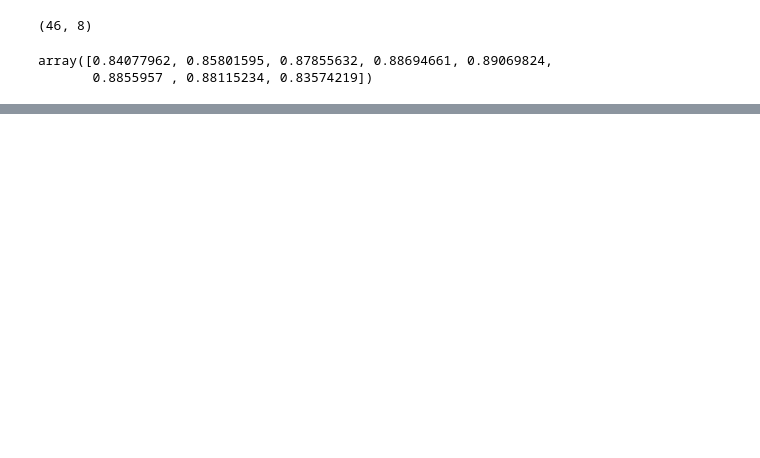
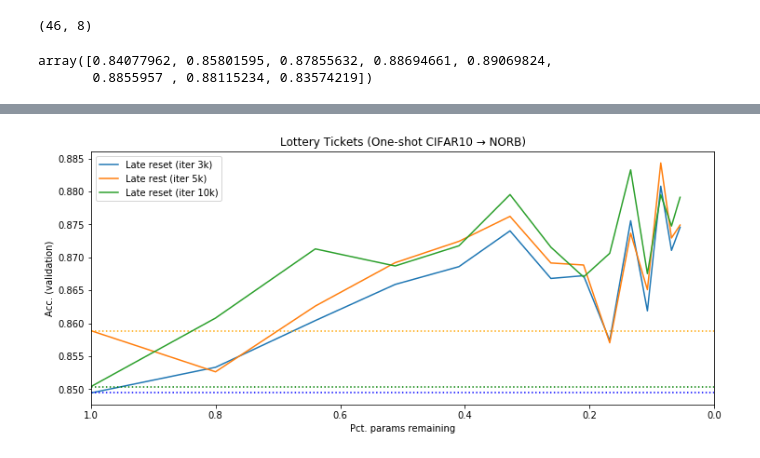
Before and after one commit to rahulsmehta/sparsity-experiments, a Jupyter notebook: experiments/iterative_pruning.ipynb, the cells around one changed output, grey strips where cells are left out. Cells and saved outputs as stored; diff of their text form; code cells hidden in the pictures; blank space fills up the shorter version.

```diff
--- a/experiments/iterative_pruning.ipynb
+++ b/experiments/iterative_pruning.ipynb
@@ -841,0 +888,18 @@ losses_2 = np.array(norb_2['val_losses'])
+# %%
+x = [0.8**i for i in range(14)]
+ax = plt.subplot()
+ax.plot(x, data_matrix_norb[16],label='Late reset (iter 3k)')
+ax.axhline(data_matrix_norb[16,0], linestyle=':', color='b')
+ax.plot(x, data_matrix_norb[20],label='Late rest (iter 5k)')
+ax.axhline(data_matrix_norb[20,0], linestyle=':', color='orange')
+ax.plot(x, data_matrix_norb[30],label='Late reset (iter 10k)')
+ax.axhline(data_matrix_norb[30,0], linestyle=':', color='g')
+ax.invert_xaxis()
+plt.legend()
+plt.xlim((1.,0.))
+plt.title('Lottery Tickets (One-shot CIFAR10 → NORB)')
+plt.ylabel('Acc. (validation)')
+plt.xlabel('Pct. params remaining')
+plt.show()
+# %% [output]
+[figure, added]
```
Also changed, not shown: parts of 3 cells of this notebook, 7 other files.
